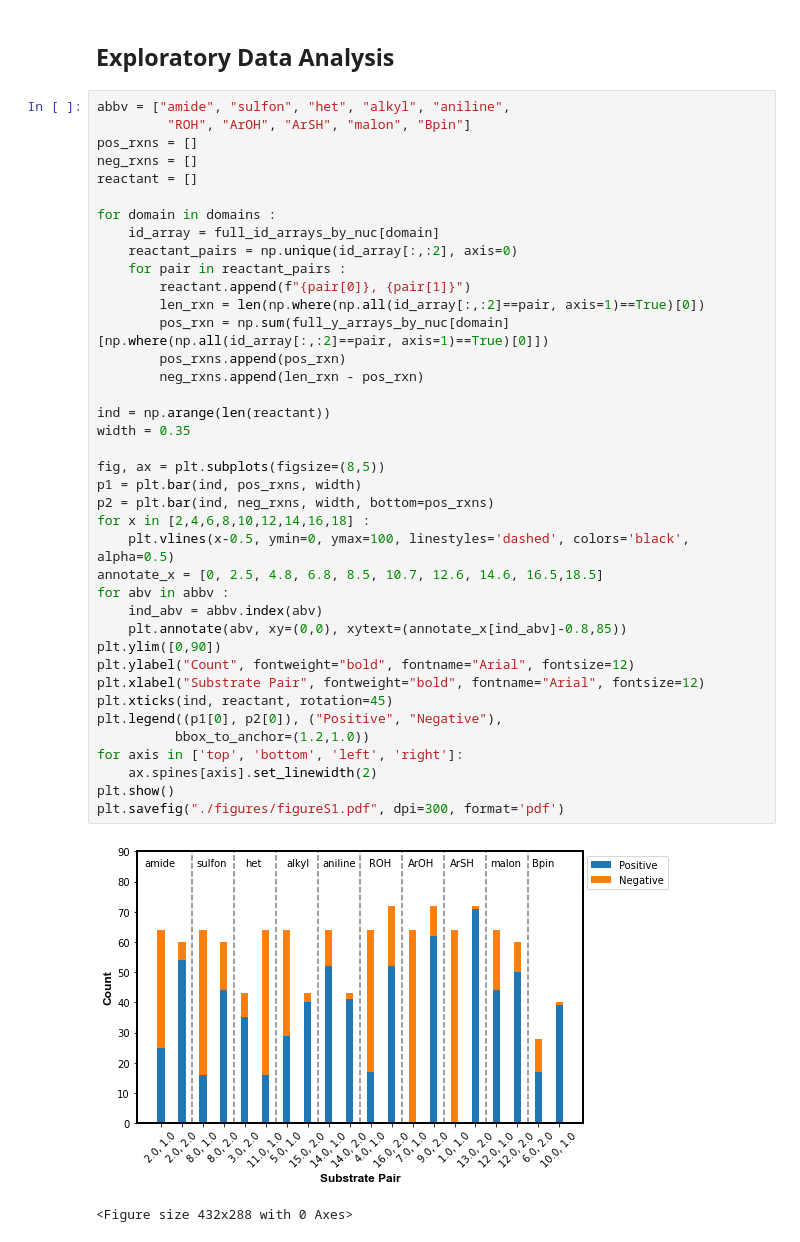
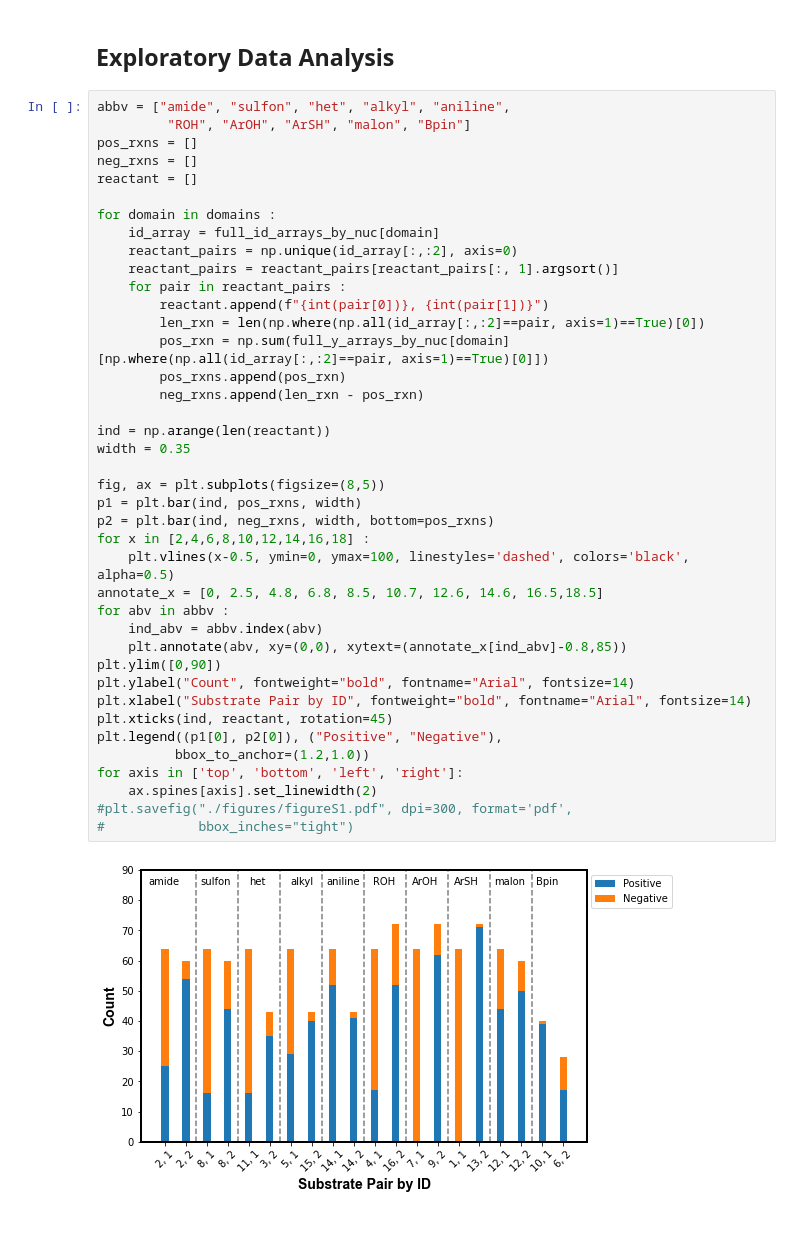
Before and after one commit to ZimmermanGroup/ActiveTransfer, a Jupyter notebook: prep_full_rxn_arrays.ipynb, the cells around one changed output. Cells and saved outputs as stored; diff of their text form.

```diff
--- a/prep_full_rxn_arrays.ipynb
+++ b/prep_full_rxn_arrays.ipynb
@@ -204,37 +210,37 @@ neg_rxns = []
 reactant = []
 
 for domain in domains :
     id_array = full_id_arrays_by_nuc[domain]
     reactant_pairs = np.unique(id_array[:,:2], axis=0)
+    reactant_pairs = reactant_pairs[reactant_pairs[:, 1].argsort()]
     for pair in reactant_pairs :
-        reactant.append(f"{pair[0]}, {pair[1]}")
+        reactant.append(f"{int(pair[0])}, {int(pair[1])}")
         len_rxn = len(np.where(np.all(id_array[:,:2]==pair, axis=1)==True)[0])
         pos_rxn = np.sum(full_y_arrays_by_nuc[domain][np.where(np.all(id_array[:,:2]==pair, axis=1)==True)[0]])
         pos_rxns.append(pos_rxn)
         neg_rxns.append(len_rxn - pos_rxn)
 
 ind = np.arange(len(reactant))
 width = 0.35
 
 fig, ax = plt.subplots(figsize=(8,5))
 p1 = plt.bar(ind, pos_rxns, width)
 p2 = plt.bar(ind, neg_rxns, width, bottom=pos_rxns)
 for x in [2,4,6,8,10,12,14,16,18] :
     plt.vlines(x-0.5, ymin=0, ymax=100, linestyles='dashed', colors='black', alpha=0.5)
 annotate_x = [0, 2.5, 4.8, 6.8, 8.5, 10.7, 12.6, 14.6, 16.5,18.5]
 for abv in abbv :
     ind_abv = abbv.index(abv)
     plt.annotate(abv, xy=(0,0), xytext=(annotate_x[ind_abv]-0.8,85))
 plt.ylim([0,90])
-plt.ylabel("Count", fontweight="bold", fontname="Arial", fontsize=12)
-plt.xlabel("Substrate Pair", fontweight="bold", fontname="Arial", fontsize=12)
+plt.ylabel("Count", fontweight="bold", fontname="Arial", fontsize=14)
+plt.xlabel("Substrate Pair by ID", fontweight="bold", fontname="Arial", fontsize=14)
 plt.xticks(ind, reactant, rotation=45)
 plt.legend((p1[0], p2[0]), ("Positive", "Negative"),
           bbox_to_anchor=(1.2,1.0))
 for axis in ['top', 'bottom', 'left', 'right']:
     ax.spines[axis].set_linewidth(2)
-plt.show()
-plt.savefig("./figures/figureS1.pdf", dpi=300, format='pdf')
+#plt.savefig("./figures/figureS1.pdf", dpi=300, format='pdf',
+#            bbox_inches="tight")
 # %% [output]
-[figure, old version]
+[figure, new version]
-<Figure size 432x288 with 0 Axes>
```
Also changed, not shown: parts of 3 cells of this notebook, 26 other files.
